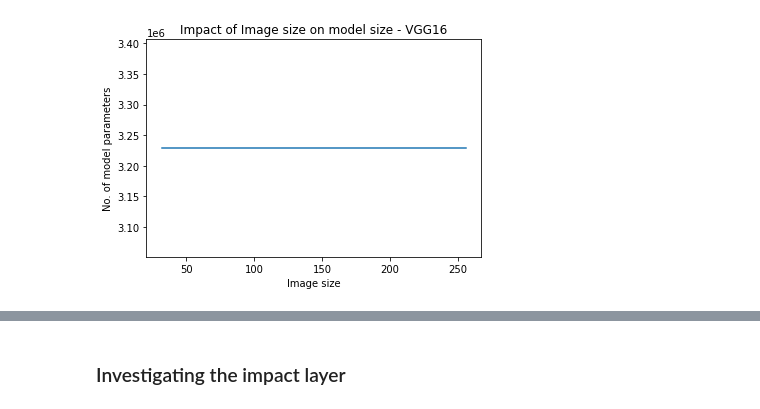
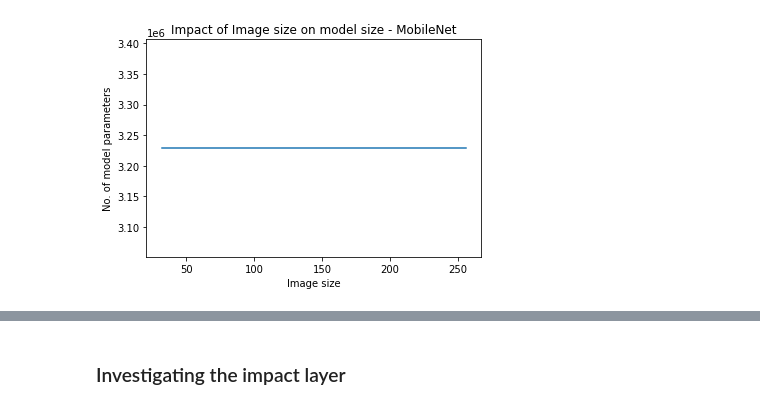
Before and after one commit to nik1806/Model_compression, a Jupyter notebook: img_impact_on_model_mobilenet_prebuild.ipynb, the cells around one changed output, grey strips where cells are left out. Drawn from its saved outputs; the diff is of its cells as text; code cells hidden in the pictures.

```diff
--- a/img_impact_on_model_mobilenet_prebuild.ipynb
+++ b/img_impact_on_model_mobilenet_prebuild.ipynb
@@ -72,11 +72,11 @@ Image shape:256,         No. of params:3228864,  Memory:12915456.0,      Inferen
 # %%
 plt.plot(img_size_list, n_params_list)
 plt.xlabel("Image size")
 plt.ylabel("No. of model parameters")
-plt.title("Impact of Image size on model size - VGG16")
+plt.title("Impact of Image size on model size - MobileNet")
 plt.show()
 # %% [output]
-[figure, old version]
+[figure, new version]
 # %%
 memory_list = [p * number_size for p in n_params_list]
 plt.plot(img_size_list, memory_list)
```
Also changed, not shown: parts of 3 cells of this notebook.
